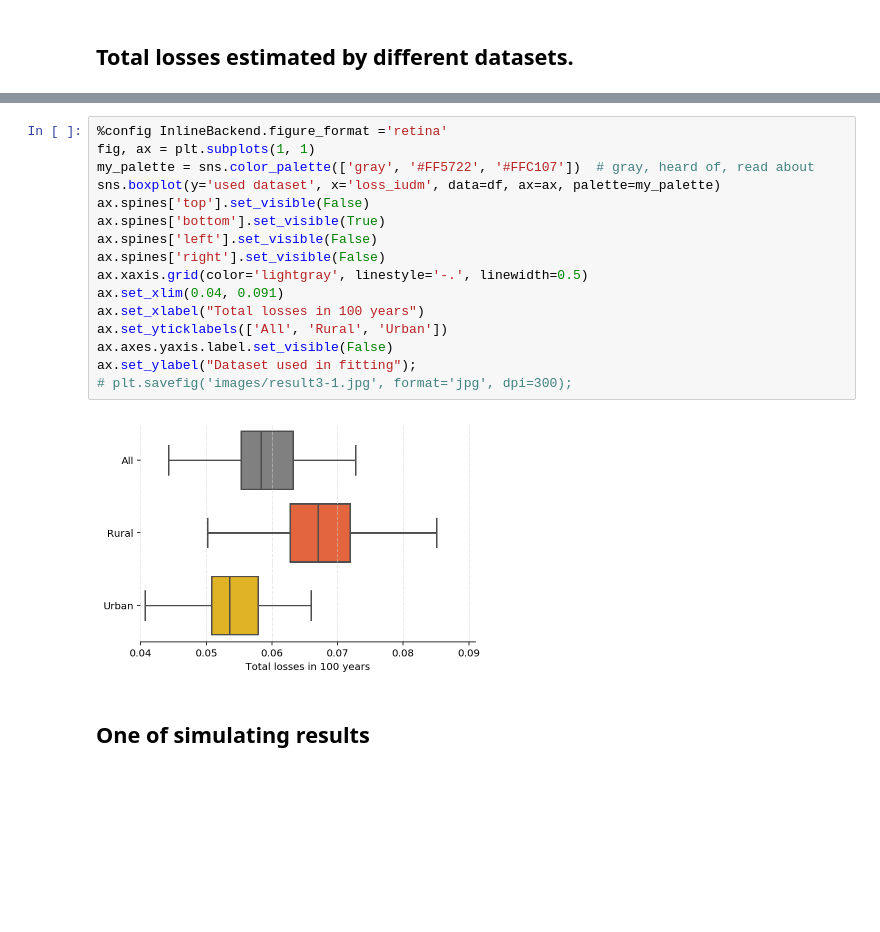
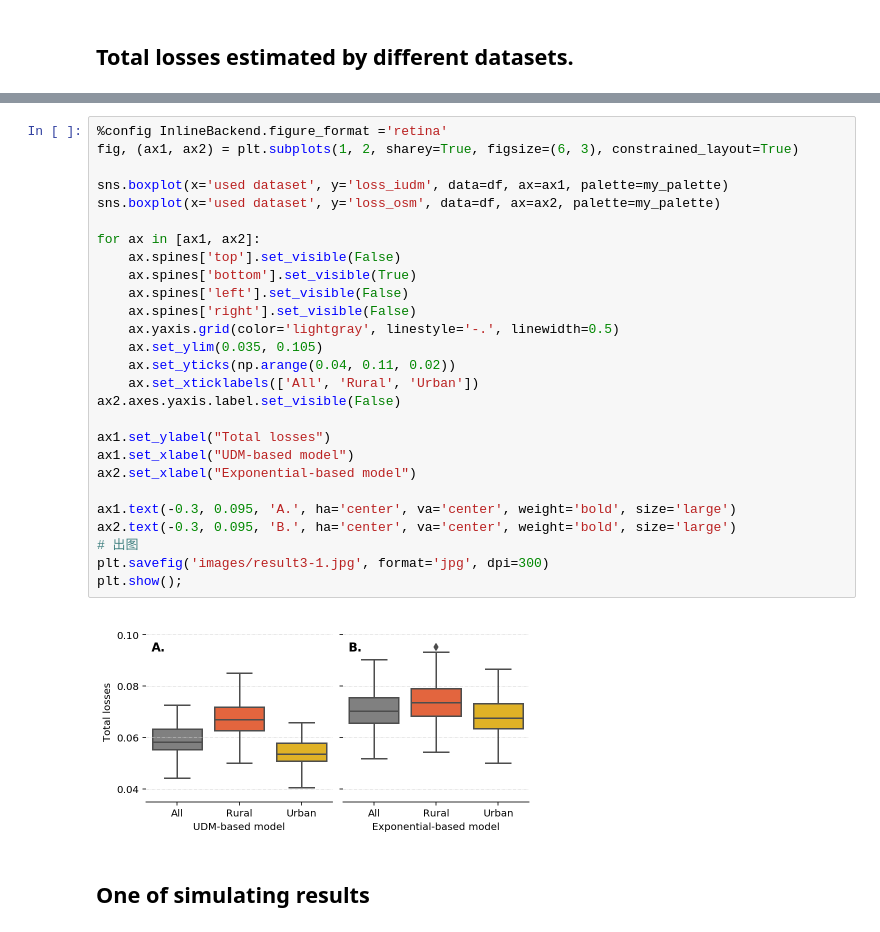
Before and after one commit to SongshGeo/Collective-Memory, a Jupyter notebook: plotting_result3.ipynb, the cells around one changed output, grey strips where cells are left out. Drawn from its saved outputs; the diff is of its cells as text; blank space fills up the shorter version.

Commit message:
update plots

```diff
--- a/plotting_result3.ipynb
+++ b/plotting_result3.ipynb
@@ -30,21 +78,32 @@ an average total loss of floods in 100-times repeated simulation are 8.27% decre
 # %%
 %config InlineBackend.figure_format ='retina'
-fig, ax = plt.subplots(1, 1)
-my_palette = sns.color_palette(['gray', '#FF5722', '#FFC107'])  # gray, heard of, read about
-sns.boxplot(y='used dataset', x='loss_iudm', data=df, ax=ax, palette=my_palette)
-ax.spines['top'].set_visible(False)
-ax.spines['bottom'].set_visible(True)
-ax.spines['left'].set_visible(False)
-ax.spines['right'].set_visible(False)
-ax.xaxis.grid(color='lightgray', linestyle='-.', linewidth=0.5)
-ax.set_xlim(0.04, 0.091)
-ax.set_xlabel("Total losses in 100 years")
-ax.set_yticklabels(['All', 'Rural', 'Urban'])
-ax.axes.yaxis.label.set_visible(False)
-ax.set_ylabel("Dataset used in fitting");
-# plt.savefig('images/result3-1.jpg', format='jpg', dpi=300);
+fig, (ax1, ax2) = plt.subplots(1, 2, sharey=True, figsize=(6, 3), constrained_layout=True)
+
+sns.boxplot(x='used dataset', y='loss_iudm', data=df, ax=ax1, palette=my_palette)
+sns.boxplot(x='used dataset', y='loss_osm', data=df, ax=ax2, palette=my_palette)
+
+for ax in [ax1, ax2]:
+    ax.spines['top'].set_visible(False)
+    ax.spines['bottom'].set_visible(True)
+    ax.spines['left'].set_visible(False)
+    ax.spines['right'].set_visible(False)
+    ax.yaxis.grid(color='lightgray', linestyle='-.', linewidth=0.5)
+    ax.set_ylim(0.035, 0.105)
+    ax.set_yticks(np.arange(0.04, 0.11, 0.02))
+    ax.set_xticklabels(['All', 'Rural', 'Urban'])
+ax2.axes.yaxis.label.set_visible(False)
+
+ax1.set_ylabel("Total losses")
+ax1.set_xlabel("UDM-based model")
+ax2.set_xlabel("Exponential-based model")
+
+ax1.text(-0.3, 0.095, 'A.', ha='center', va='center', weight='bold', size='large')
+ax2.text(-0.3, 0.095, 'B.', ha='center', va='center', weight='bold', size='large')
+# 出图
+plt.savefig('images/result3-1.jpg', format='jpg', dpi=300)
+plt.show();
 # %% [output]
-[figure, old version]
+[figure, new version]
 # %% [markdown]
 ## One of simulating results
 # %%
```
Also changed, not shown: parts of 13 cells of this notebook, 1 other file.
